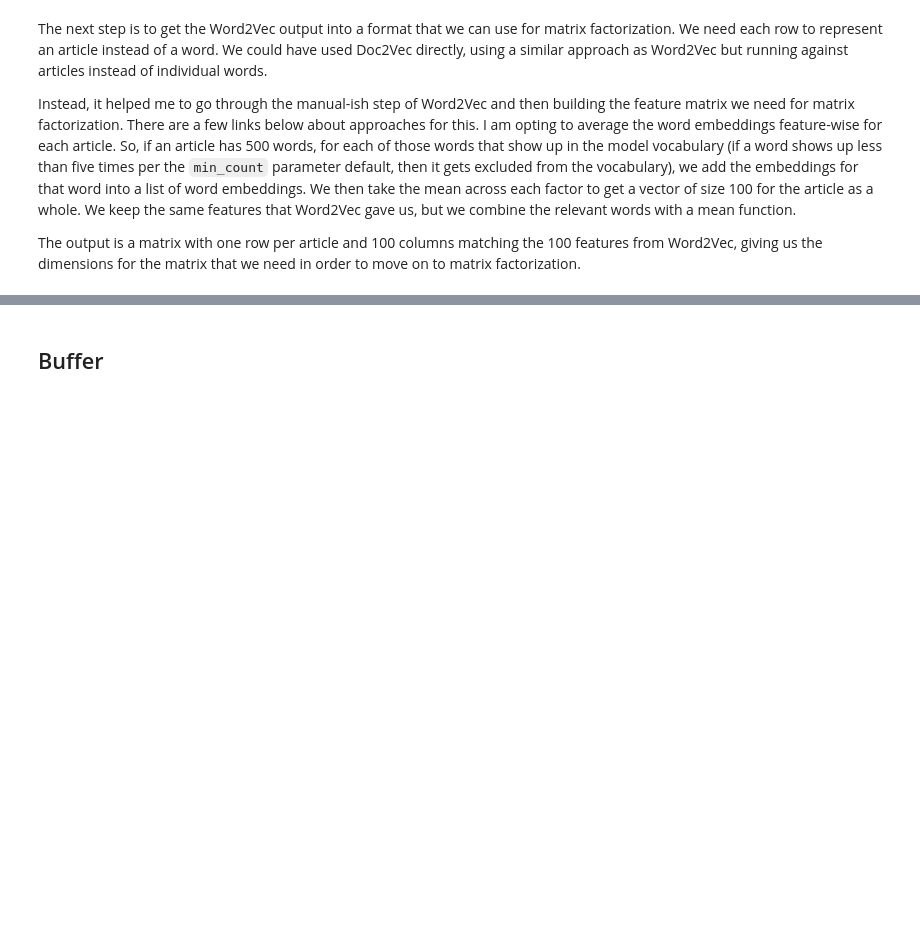
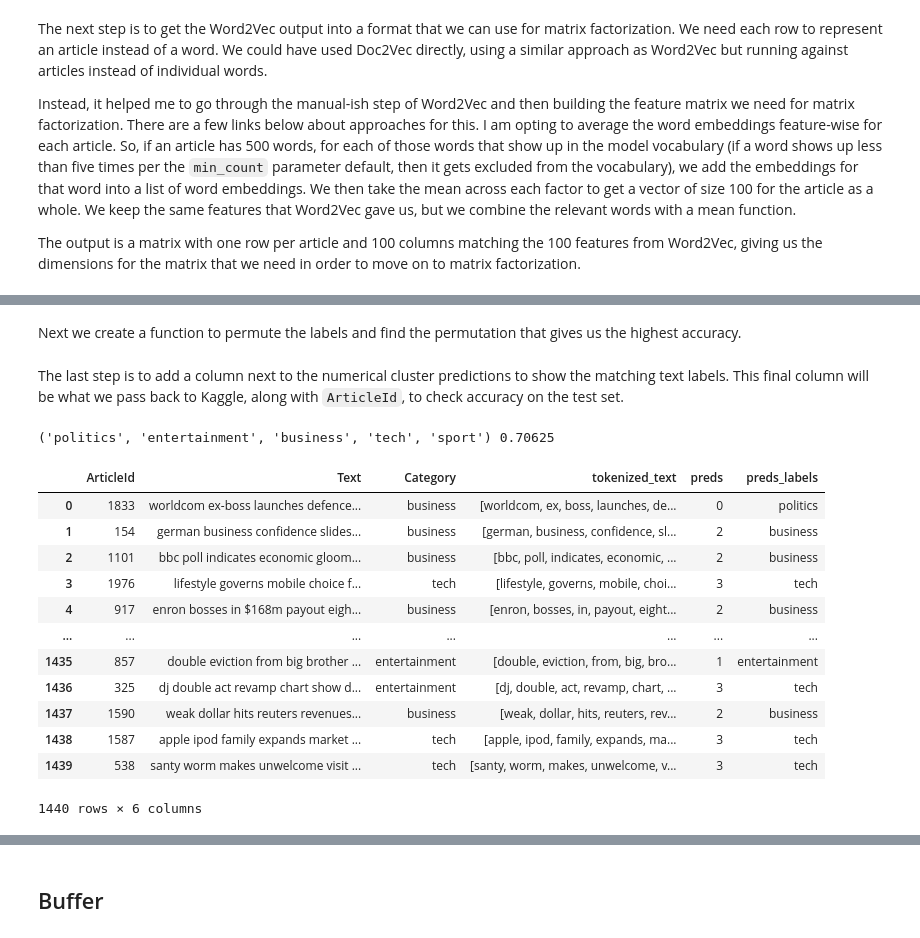
Before and after one commit to jhleakakos/msds-bbc-news-classification, a Jupyter notebook: classify_me_bbc.ipynb, the cells around one changed output, grey strips where cells are left out. Saved outputs shown, nothing was run; the diff lists cells and outputs as text; code cells hidden in the pictures; blank space fills up the shorter version.

Commit message:
add svd and clustering through initial test set predictions

```diff
--- a/classify_me_bbc.ipynb
+++ b/classify_me_bbc.ipynb
@@ -349,2 +371,6 @@ Name: 1833, Length: 100, dtype: float32
 # %%
-# factorize me please
+svd = TruncatedSVD(
+    n_components=5
+    , random_state=42
+)
+U = svd.fit_transform(df_article_embeddings)
@@ -350,0 +423,57 @@ Name: 1833, Length: 100, dtype: float32
+# %% [markdown]
+Next we create a function to permute the labels and find the permutation that gives us the highest accuracy.
+# %%
+def fix_those_labels(y_true, y_pred):
+    labels = [
+        'business'
+        , 'entertainment'
+        , 'politics'
+        , 'sport'
+        , 'tech'
+    ]
+
+    perms = list(itertools.permutations(labels))
+    n_perms = len(perms)
+    acc = [accuracy_score(y_true, [perms[i][pred] for pred in y_pred]) for i in range(n_perms)]
+
+    best_label = -1
+    best_accuracy = -1
+    for label, accuracy in zip(perms, acc):
+        if accuracy > best_accuracy:
+            best_label = label
+            best_accuracy = accuracy
+    return best_label, best_accuracy
+# %% [markdown]
+The last step is to add a column next to the numerical cluster predictions to show the matching text labels. This final column will be what we pass back to Kaggle, along with `ArticleId`, to check accuracy on the test set.
+# %%
+label_order, label_order_accuracy = fix_those_labels(df_with_preds['Category'], df_with_preds['preds'])
+print(label_order, label_order_accuracy)
+
+preds_labels = [label_order[pred] for pred in df_with_preds['preds']]
+df_preds_labels = pd.DataFrame(
+    preds_labels
+    , columns=['preds_labels']
+)
+
+df_final = pd.concat([
+    df_with_preds
+    , df_preds_labels
+    ], axis=1
+)
+
+df_final
+# %% [output]
+('politics', 'entertainment', 'business', 'tech', 'sport') 0.70625
+|  | ArticleId | Text | Category | tokenized_text | preds | preds_labels |
+| 0 | 1833 | worldcom ex-boss launches defence... | business | [worldcom, ex, boss, launches, de... | 0 | politics |
+| 1 | 154 | german business confidence slides... | business | [german, business, confidence, sl... | 2 | business |
+| 2 | 1101 | bbc poll indicates economic gloom... | business | [bbc, poll, indicates, economic, ... | 2 | business |
+| 3 | 1976 | lifestyle governs mobile choice f... | tech | [lifestyle, governs, mobile, choi... | 3 | tech |
+| 4 | 917 | enron bosses in $168m payout eigh... | business | [enron, bosses, in, payout, eight... | 2 | business |
+| ... | ... | ... | ... | ... | ... | ... |
+| 1435 | 857 | double eviction from big brother ... | entertainment | [double, eviction, from, big, bro... | 1 | entertainment |
+| 1436 | 325 | dj double act revamp chart show d... | entertainment | [dj, double, act, revamp, chart, ... | 3 | tech |
+| 1437 | 1590 | weak dollar hits reuters revenues... | business | [weak, dollar, hits, reuters, rev... | 2 | business |
+| 1438 | 1587 | apple ipod family expands market ... | tech | [apple, ipod, family, expands, ma... | 3 | tech |
+| 1439 | 538 | santy worm makes unwelcome visit ... | tech | [santy, worm, makes, unwelcome, v... | 3 | tech |
+1440 rows × 6 columns
```
Also changed, not shown: parts of 20 cells of this notebook.
